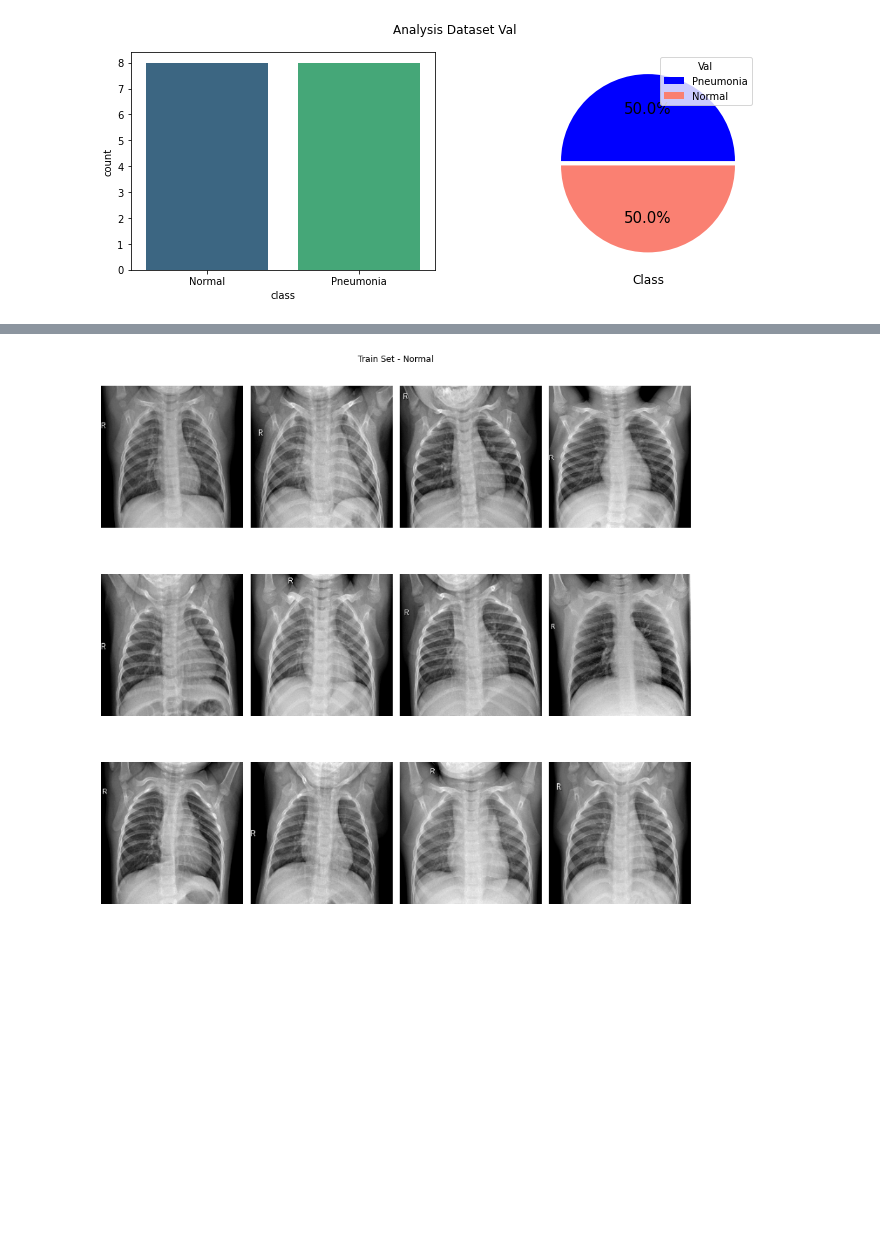
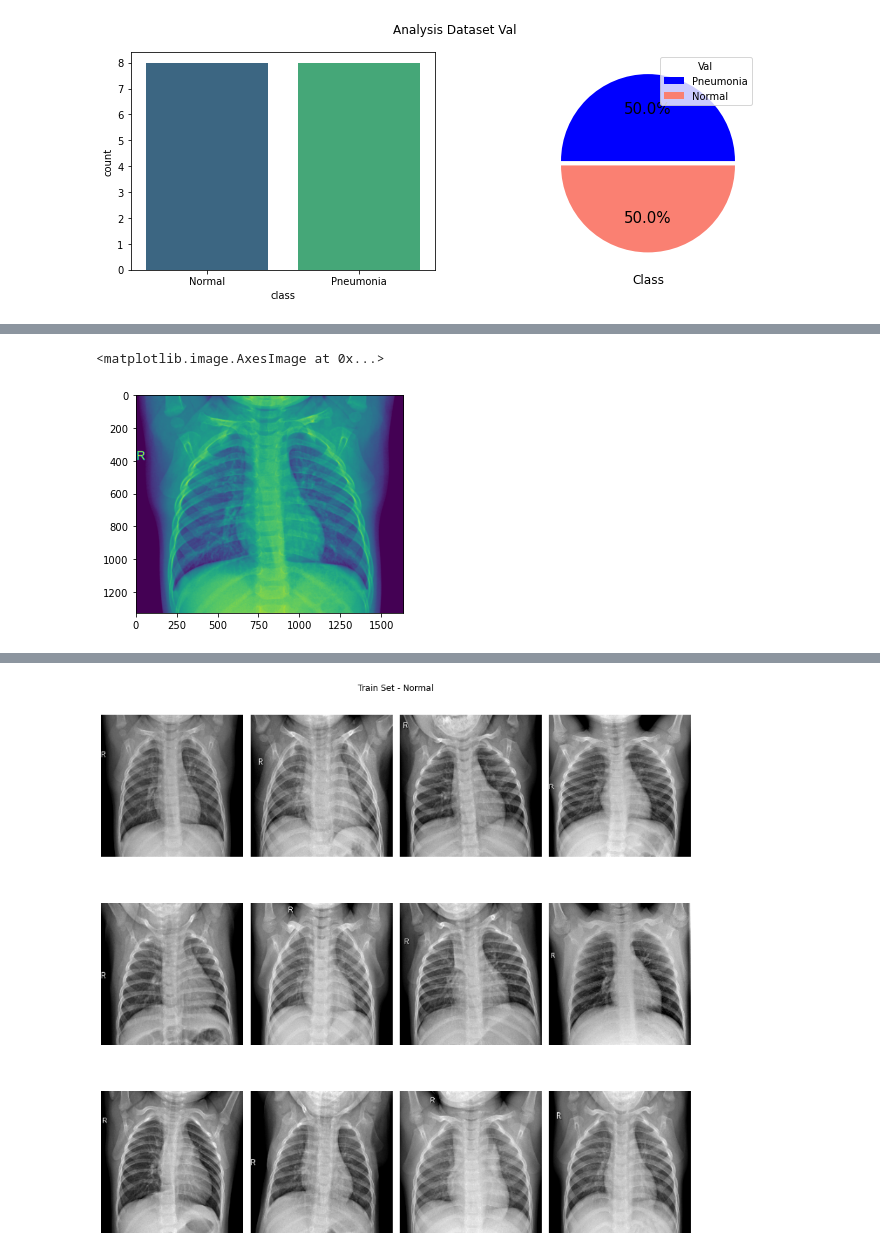
Before and after one commit to castorgit/AI-Course-Examples, a Jupyter notebook: Group_Project/01_XRAY_dataset Analysis.ipynb, the cells around one changed output, grey strips where cells are left out. Cells and saved outputs as stored; diff of their text form; code cells hidden in the pictures; blank space fills up the shorter version.

```diff
--- a/Group_Project/01_XRAY_dataset Analysis.ipynb
+++ b/Group_Project/01_XRAY_dataset Analysis.ipynb
@@ -196,3 +190,9 @@ Name: shapes, dtype: object
+# %%
+sample_image = df_train.iloc[0]['matrix']
+imshow(np.asarray(sample_image))
+# %% [output]
+<matplotlib.image.AxesImage at 0x...>
+[figure, added]
 # %%
 df_train['matrix'] = df_train['image'].apply(lambda x: cv2.imread(x))
 df_train['shapes'] = df_train['matrix'].apply(lambda x: x.shape)
```
Also changed, not shown: parts of 8 cells of this notebook.
